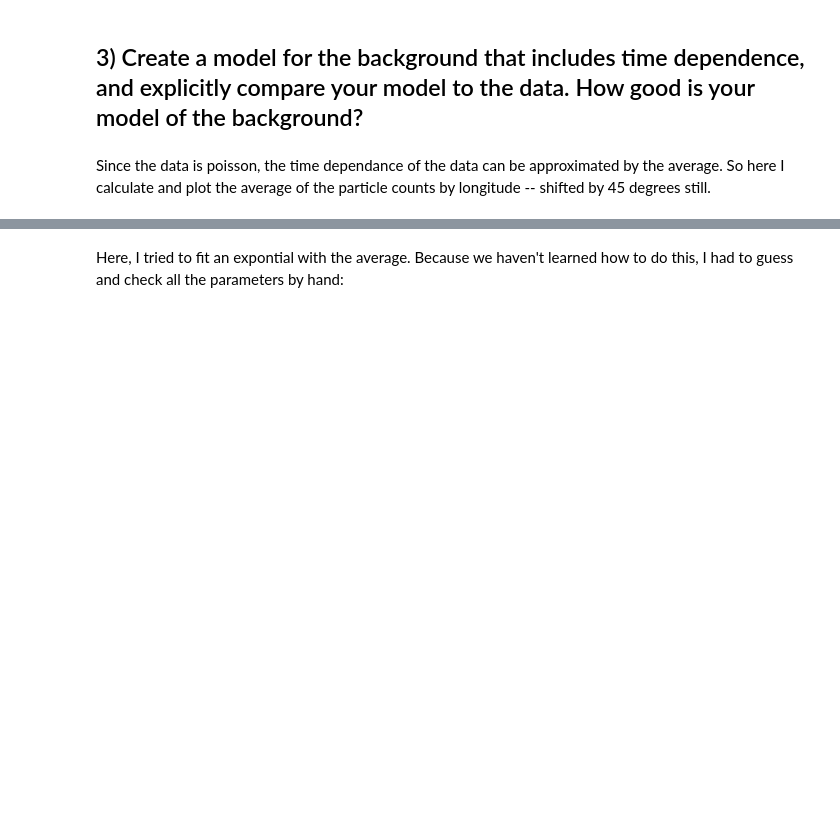
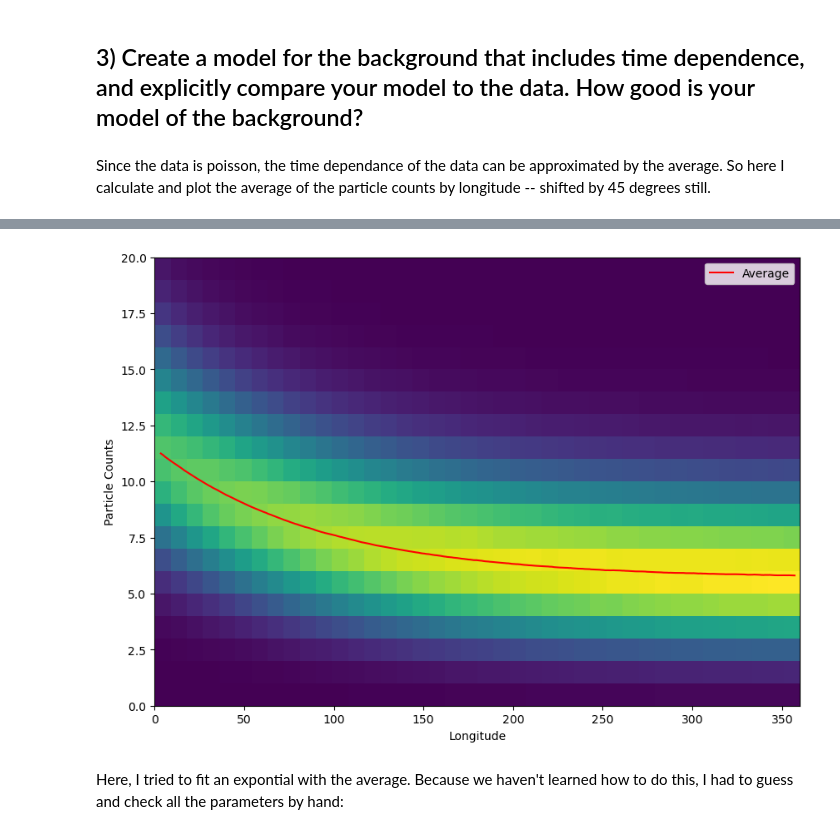
Before and after one commit to afspicciati/Phys-434, a Jupyter notebook: Lab4.ipynb, the cells around one changed output, grey strips where cells are left out. Saved outputs shown, nothing was run; the diff lists cells and outputs as text; code cells hidden in the pictures; blank space fills up the shorter version.

```diff
--- a/Lab4.ipynb
+++ b/Lab4.ipynb
@@ -189,9 +212,14 @@ idx_jump = np.argwhere(np.where(x>314,x,np.inf)<315)[0][0]
 new_avg = avg[idx_jump:] + avg[:idx_jump]
 # %%
 longitude = (df2['Longitude'] + 45) % 360
-plt.plot(x[6:-6],boxcar_avg(new_avg,4)[6:-6],color='r')
-plt.hist2d(longitude,df2['Particle Counts'],bins=(40,30))
-plt.ylim(0,20);
+plt.plot(x[6:-6],boxcar_avg(new_avg,4)[6:-6],color='r', label = 'Average')
+plt.hist2d(longitude,df2['Particle Counts'],bins=(40,30),label='Data')
+plt.ylim(0,20)
+plt.xlabel('Longitude')
+plt.ylabel('Particle Counts')
+plt.legend();
+# %% [output]
+[figure, added]
 # %% [markdown]
 Here, I tried to fit an expontial with the average. Because we haven't learned how to do this, I had to guess and check all the parameters by hand:
 # %%
```
Also changed, not shown: parts of 65 cells of this notebook, 2 other files.
